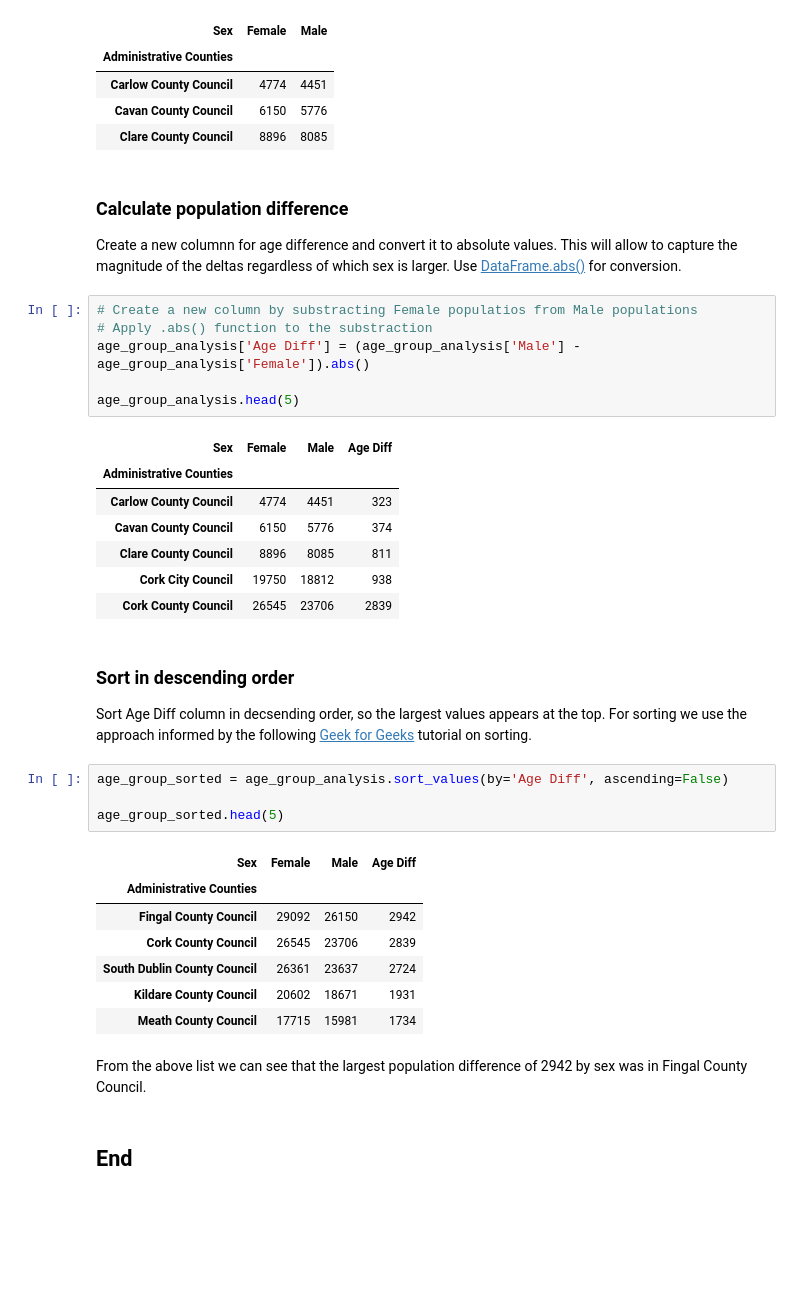
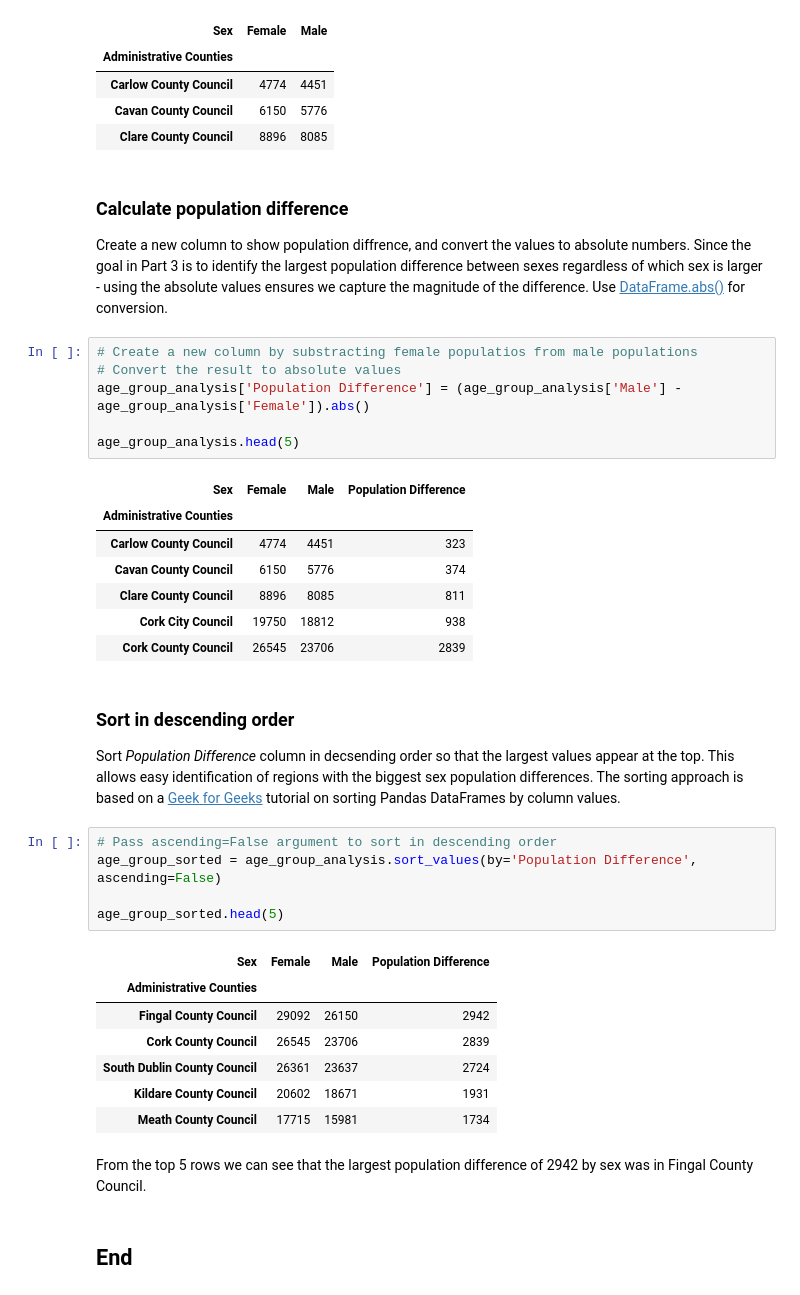
Before and after one commit to Oksyyy/programming-for-data-analytics, a Jupyter notebook: assignments/assignment05-population.ipynb, the cells around one changed output. Cells and saved outputs as stored; diff of their text form; blank space fills up the shorter version.

```diff
--- a/assignments/assignment05-population.ipynb
+++ b/assignments/assignment05-population.ipynb
@@ -321,15 +327,15 @@ age_group_analysis.head(3)
 | Clare County Council | 8896 | 8085 |
 # %% [markdown]
 ### Calculate population difference
-Create a new columnn for age difference and convert it to absolute values. This will allow to capture the magnitude of the deltas regardless of which sex is larger. Use [DataFrame.abs()](https://pandas.pydata.org/docs/reference/api/pandas.DataFrame.abs.html) for conversion.
+Create a new column to show population diffrence, and convert the values to absolute numbers. Since the goal in Part 3 is to identify the largest population difference between sexes regardless of which sex is larger - using the absolute values ensures we capture the magnitude of the difference. Use [DataFrame.abs()](https://pandas.pydata.org/docs/reference/api/pandas.DataFrame.abs.html) for conversion.
 # %%
-# Create a new column by substracting Female populatios from Male populations
-# Apply .abs() function to the substraction
-age_group_analysis['Age Diff'] = (age_group_analysis['Male'] - age_group_analysis['Female']).abs()
+# Create a new column by substracting female populatios from male populations
+# Convert the result to absolute values
+age_group_analysis['Population Difference'] = (age_group_analysis['Male'] - age_group_analysis['Female']).abs()
 
 age_group_analysis.head(5)
 # %% [output]
-| Sex | Female | Male | Age Diff |
+| Sex | Female | Male | Population Difference |
 | Administrative Counties |  |  |  |
 | Carlow County Council | 4774 | 4451 | 323 |
 | Cavan County Council | 6150 | 5776 | 374 |
@@ -338,13 +344,14 @@ age_group_analysis.head(5)
 | Cork County Council | 26545 | 23706 | 2839 |
 # %% [markdown]
 ### Sort in descending order
-Sort Age Diff column in decsending order, so the largest values appears at the top. For sorting we use the approach informed by the following [Geek for Geeks](https://www.geeksforgeeks.org/python/sort-rows-or-columns-in-pandas-dataframe-based-on-values/) tutorial on sorting.
+Sort *Population Difference* column in decsending order so that the largest values appear at the top. This allows easy identification of regions with the biggest sex population differences. The sorting approach is based on a [Geek for Geeks](https://www.geeksforgeeks.org/python/sort-rows-or-columns-in-pandas-dataframe-based-on-values/) tutorial on sorting Pandas DataFrames by column values.
 # %%
-age_group_sorted = age_group_analysis.sort_values(by='Age Diff', ascending=False)
+# Pass ascending=False argument to sort in descending order
+age_group_sorted = age_group_analysis.sort_values(by='Population Difference', ascending=False)
 
 age_group_sorted.head(5)
 # %% [output]
-| Sex | Female | Male | Age Diff |
+| Sex | Female | Male | Population Difference |
 | Administrative Counties |  |  |  |
 | Fingal County Council | 29092 | 26150 | 2942 |
 | Cork County Council | 26545 | 23706 | 2839 |
@@ -352,6 +359,6 @@ age_group_sorted.head(5)
 | Kildare County Council | 20602 | 18671 | 1931 |
 | Meath County Council | 17715 | 15981 | 1734 |
 # %% [markdown]
-From the above list we can see that the largest population difference of 2942 by sex was in Fingal County Council.
+From the top 5 rows we can see that the largest population difference of 2942 by sex was in Fingal County Council.
 # %% [markdown]
 ## End
```
Also changed, not shown: parts of 20 cells of this notebook, 4 other files.
